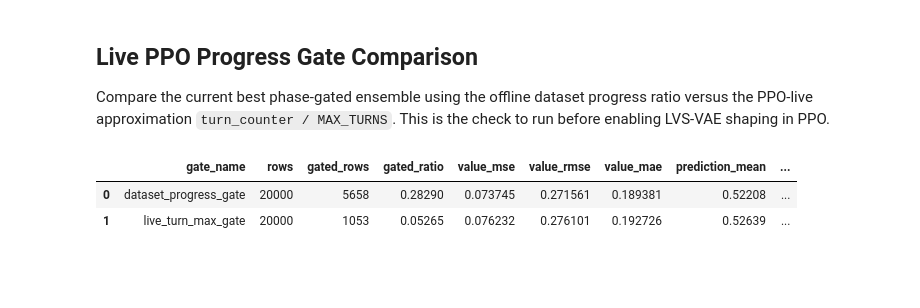
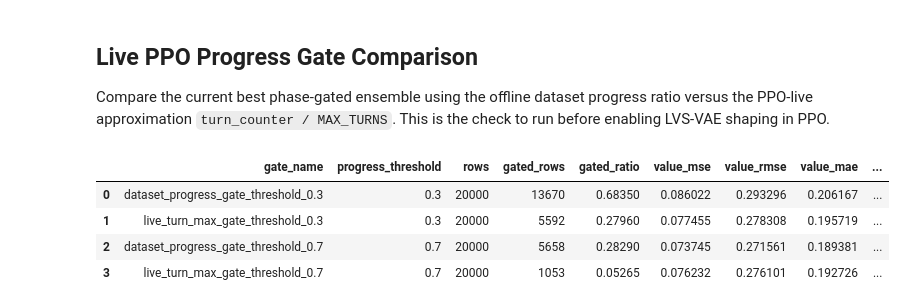
Before and after one commit to cfalcon-808/TNG_Falcon, a Jupyter notebook: VAE/VAE_ANALYSIS.ipynb, the cells around one changed output. Drawn from its saved outputs; the diff is of its cells as text; code cells hidden in the pictures; blank space fills up the shorter version.

```diff
--- a/VAE/VAE_ANALYSIS.ipynb
+++ b/VAE/VAE_ANALYSIS.ipynb
@@ -964,29 +964,30 @@ else:
 Compare the current best phase-gated ensemble using the offline dataset progress ratio versus the PPO-live approximation `turn_counter / MAX_TURNS`. This is the check to run before enabling LVS-VAE shaping in PPO.
 # %%
 LIVE_GATE_MAX_TURNS = 100
+LIVE_GATE_THRESHOLDS = [0.3, 0.7]
 LIVE_GATE_CONFIG = {
     "full_members": ["full_40k_final", "full_20k_final"],
     "full_weights": None,
     "end_members": ["end_40k_final", "end_20k_final", "end06_20k_final"],
     "end_weights": None,
-    "progress_threshold": 0.7,
-    "endgame_weight_after_threshold": 0.7,
+    "endgame_weight_after_threshold": .7,
 }
 
 
-def summarize_progress_gate_predictions(gate_name, result, gate_progress_ratios):
+def summarize_progress_gate_predictions(gate_name, progress_threshold, result, gate_progress_ratios):
     labels_array = result["labels"]
     predictions = result["predictions"]
     errors = predictions - labels_array
     return pd.DataFrame(
         {
             "gate_name": gate_name,
+            "progress_threshold": progress_threshold,
             "value_label": labels_array,
             "value_pred": predictions,
             "error": errors,
             "abs_error": np.abs(errors),
             "gate_progress_ratio": gate_progress_ratios,
-            "gate_active": gate_progress_ratios >= LIVE_GATE_CONFIG["progress_threshold"],
+            "gate_active": gate_progress_ratios >= progress_threshold,
         }
     )
 
@@ -1016,7 +1017,7 @@ else:
     full_weights = normalize_ensemble_weights(LIVE_GATE_CONFIG["full_weights"], len(full_members))
     end_weights = normalize_ensemble_weights(LIVE_GATE_CONFIG["end_weights"], len(end_members))
 
-    gate_progress_inputs = {
+    base_progress_inputs = {
         "dataset_progress_gate": metadata_df["progress_ratio"].to_numpy(dtype=np.float32),
         "live_turn_max_gate": np.clip(
             metadata_df["move_index"].to_numpy(dtype=np.float32) / float(LIVE_GATE_MAX_TURNS),
@@ -1029,79 +1030,90 @@ else:
     live_gate_prediction_frames = []
     live_gate_metric_rows = []
 
-    for gate_name, gate_progress_ratios in gate_progress_inputs.items():
-        result = evaluate_phase_gated_lvs_vae_ensemble(
-            full_models=[loaded_models[member] for member in full_members],
-            full_weights=full_weights,
-            end_models=[loaded_models[member] for member in end_members],
-            end_weights=end_weights,
-            states_array=states,
-            labels_array=labels,
-            progress_ratio_array=gate_progress_ratios,
-            progress_threshold=LIVE_GATE_CONFIG["progress_threshold"],
-            endgame_weight_after_threshold=LIVE_GATE_CONFIG["endgame_weight_after_threshold"],
-            device=device,
-        )
-        gate_results[gate_name] = result
-        live_gate_prediction_frames.append(
-            summarize_progress_gate_predictions(gate_name, result, gate_progress_ratios)
-        )
-        live_gate_metric_rows.append(
-            {
-                "gate_name": gate_name,
-                "rows": result["rows"],
-                "gated_rows": int((gate_progress_ratios >= LIVE_GATE_CONFIG["progress_threshold"]).sum()),
-                "gated_ratio": float((gate_progress_ratios >= LIVE_GATE_CONFIG["progress_threshold"]).mean()),
-                "value_mse": result["value_mse"],
-                "value_rmse": result["value_rmse"],
-                "value_mae": result["value_mae"],
-                "prediction_mean": result["prediction_mean"],
-                "prediction_std": result["prediction_std"],
-            }
-        )
+    for progress_threshold in LIVE_GATE_THRESHOLDS:
+        for base_gate_name, gate_progress_ratios in base_progress_inputs.items():
+            gate_name = f"{base_gate_name}_threshold_{progress_threshold:.1f}"
+            result = evaluate_phase_gated_lvs_vae_ensemble(
+                full_models=[loaded_models[member] for member in full_members],
+                full_weights=full_weights,
+                end_models=[loaded_models[member] for member in end_members],
+                end_weights=end_weights,
+                states_array=states,
+                labels_array=labels,
+                progress_ratio_array=gate_progress_ratios,
+                progress_threshold=progress_threshold,
+                endgame_weight_after_threshold=LIVE_GATE_CONFIG["endgame_weight_after_threshold"],
+                device=device,
+            )
+            gate_results[gate_name] = result
+            live_gate_prediction_frames.append(
+                summarize_progress_gate_predictions(
+                    gate_name,
+                    progress_threshold,
+                    result,
+                    gate_progress_ratios,
+                )
+            )
+            live_gate_metric_rows.append(
+                {
+                    "gate_name": gate_name,
+                    "progress_threshold": progress_threshold,
+                    "rows": result["rows"],
+                    "gated_rows": int((gate_progress_ratios >= progress_threshold).sum()),
+                    "gated_ratio": float((gate_progress_ratios >= progress_threshold).mean()),
+                    "value_mse": result["value_mse"],
+                    "value_rmse": result["value_rmse"],
+                    "value_mae": result["value_mae"],
+                    "prediction_mean": result["prediction_mean"],
+                    "prediction_std": result["prediction_std"],
+                }
+            )
 
     live_gate_metrics_df = pd.DataFrame(live_gate_metric_rows)
     live_gate_predictions_df = pd.concat(live_gate_prediction_frames, ignore_index=True)
 
     live_gate_per_label_df = (
         live_gate_predictions_df
-        .groupby(["gate_name", "value_label"])
+        .groupby(["gate_name", "progress_threshold", "value_label"])
         .agg(
             rows=("value_pred", "size"),
             gated_ratio=("gate_active", "mean"),
             pred_mean=("value_pred", "mean"),
             pred_std=("value_pred", "std"),
             mae=("abs_error", "mean"),
             mse=("error", lambda values: np.mean(np.square(values))),
         )
         .reset_index()
     )
     live_gate_per_label_df["rmse"] = np.sqrt(live_gate_per_label_df["mse"])
 
     label_order_rows = []
-    for gate_name, gate_df in live_gate_per_label_df.groupby("gate_name"):
+    for (gate_name, progress_threshold), gate_df in live_gate_per_label_df.groupby(["gate_name", "progress_threshold"]):
         means = gate_df.set_index("value_label")["pred_mean"]
         has_all_labels = all(label in means.index for label in [0.0, 0.5, 1.0])
         clear_ordering = bool(
             has_all_labels
             and means.loc[0.0] < means.loc[0.5] < means.loc[1.0]
         )
         label_order_rows.append(
             {
                 "gate_name": gate_name,
+                "progress_threshold": progress_threshold,
                 "pred_mean_label_0.0": means.get(0.0, np.nan),
                 "pred_mean_label_0.5": means.get(0.5, np.nan),
                 "pred_mean_label_1.0": means.get(1.0, np.nan),
                 "keeps_0_lt_05_lt_1_ordering": clear_ordering,
             }
         )
     live_gate_acceptance_df = pd.DataFrame(label_order_rows)
 
 live_gate_metrics_df
 # %% [output]
-|  | gate_name | rows | gated_rows | gated_ratio | value_mse | value_rmse | value_mae | prediction_mean | ... |
-| 0 | dataset_progress_gate | 20000 | 5658 | 0.28290 | 0.073745 | 0.271561 | 0.189381 | 0.52208 | ... |
-| 1 | live_turn_max_gate | 20000 | 1053 | 0.05265 | 0.076232 | 0.276101 | 0.192726 | 0.52639 | ... |
+|  | gate_name | progress_threshold | rows | gated_rows | gated_ratio | value_mse | value_rmse | value_mae | ... |
+| 0 | dataset_progress_gate_threshold_0.3 | 0.3 | 20000 | 13670 | 0.68350 | 0.086022 | 0.293296 | 0.206167 | ... |
+| 1 | live_turn_max_gate_threshold_0.3 | 0.3 | 20000 | 5592 | 0.27960 | 0.077455 | 0.278308 | 0.195719 | ... |
+| 2 | dataset_progress_gate_threshold_0.7 | 0.7 | 20000 | 5658 | 0.28290 | 0.073745 | 0.271561 | 0.189381 | ... |
+| 3 | live_turn_max_gate_threshold_0.7 | 0.7 | 20000 | 1053 | 0.05265 | 0.076232 | 0.276101 | 0.192726 | ... |
 # %%
 live_gate_per_label_df
 # %% [output]
```
Also changed, not shown: parts of 3 cells of this notebook, 23 other files.
